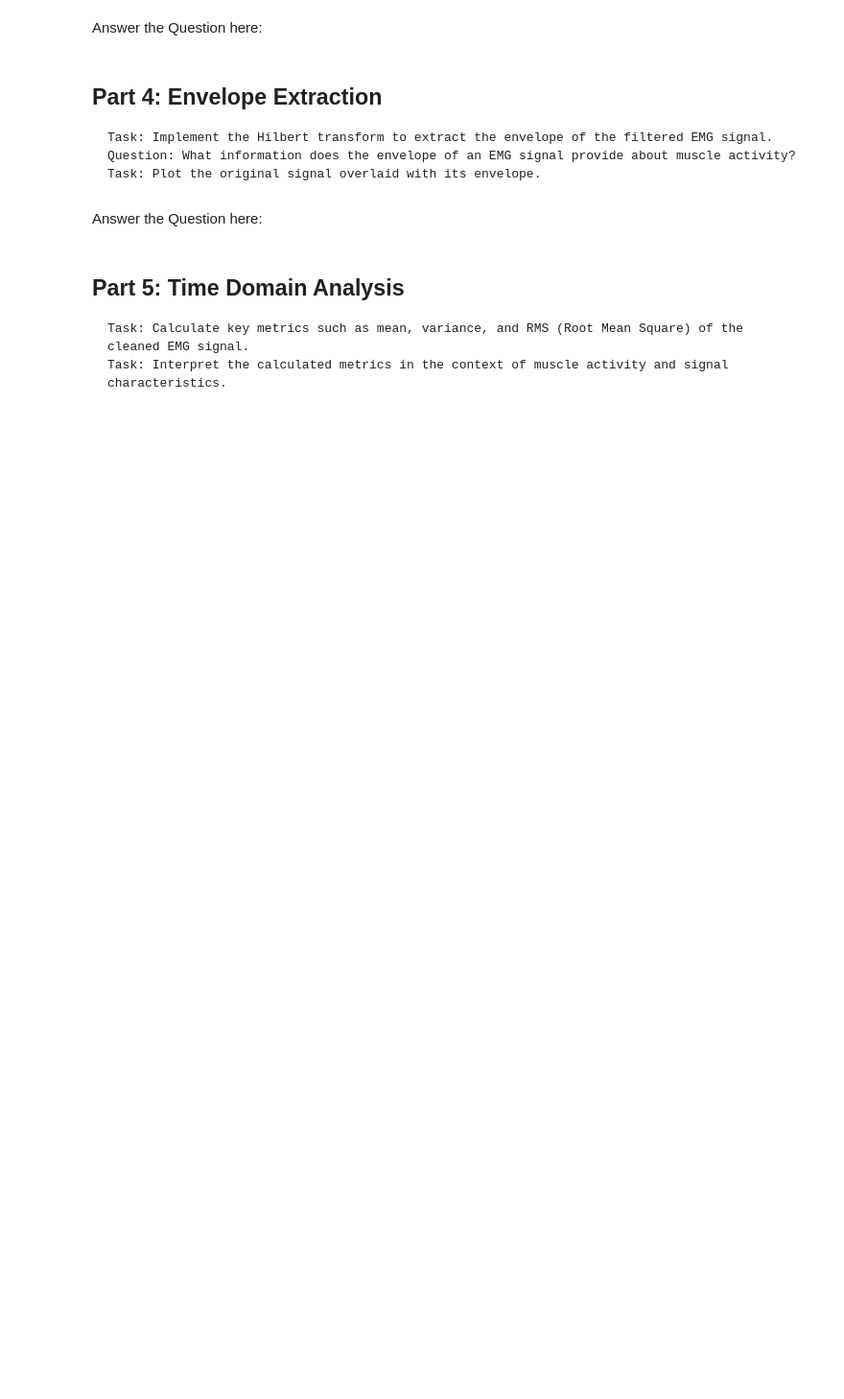
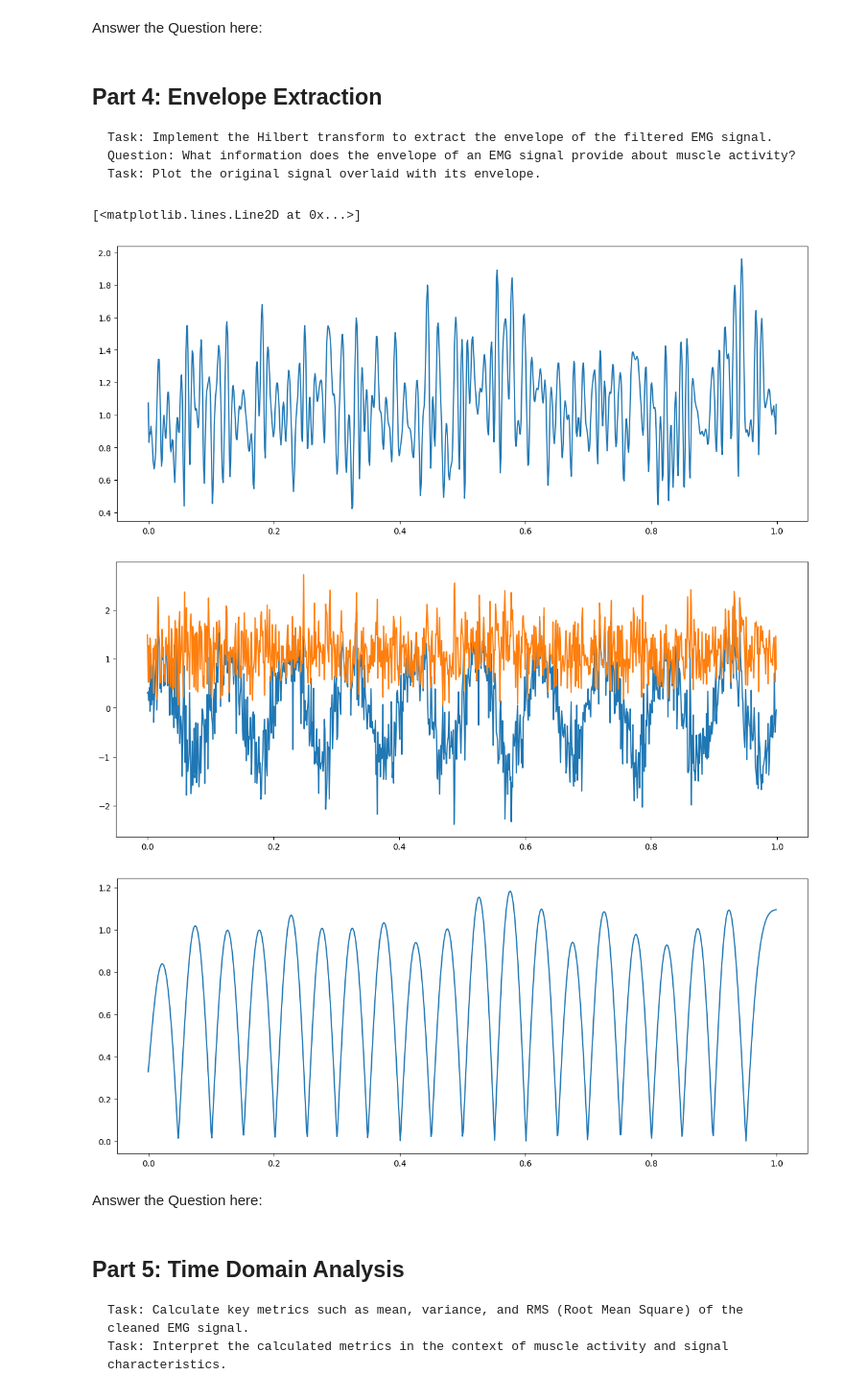
Before and after one commit to ElectronicsClub-IITK/EMG-Controlled-Shooting-Game, a Jupyter notebook: Week_2/EMG Signal Processing Assignment.ipynb, the cells around one changed output. Shown at 96% size. Drawn from its saved outputs; the diff is of its cells as text; code cells hidden in the pictures; blank space fills up the shorter version.

```diff
--- a/Week_2/EMG Signal Processing Assignment.ipynb
+++ b/Week_2/EMG Signal Processing Assignment.ipynb
@@ -59,6 +121,30 @@ Answer the Question here:
     Task: Implement the Hilbert transform to extract the envelope of the filtered EMG signal.
     Question: What information does the envelope of an EMG signal provide about muscle activity?
     Task: Plot the original signal overlaid with its envelope.
+# %%
+from scipy.signal import hilbert
+
+plt.figure(figsize=(15,6))
+h=np.abs(hilbert(z))
+plt.plot(t,h)
+
+plt.figure(figsize=(15,6))
+h2=abs(hilbert(emg_signal))
+plt.plot(t,emg_signal)
+plt.plot(t,h2)
+
+# I was facing problem with this part , finally I couldn't pull it off
+# I have decided to apply lowpass to get envelope
+
+r,s = butter(7, 30/1000 , btype = 'low')
+zr = filtfilt(r,s, emg_signal)
+plt.figure(figsize=(15,6))
+plt.plot(t,np.abs(zr))
+# %% [output]
+[<matplotlib.lines.Line2D at 0x...>]
+[figure, added]
+[figure, added]
+[figure, added]
 # %% [markdown]
 Answer the Question here:
 # %%
```
Also changed, not shown: parts of 9 cells of this notebook.
